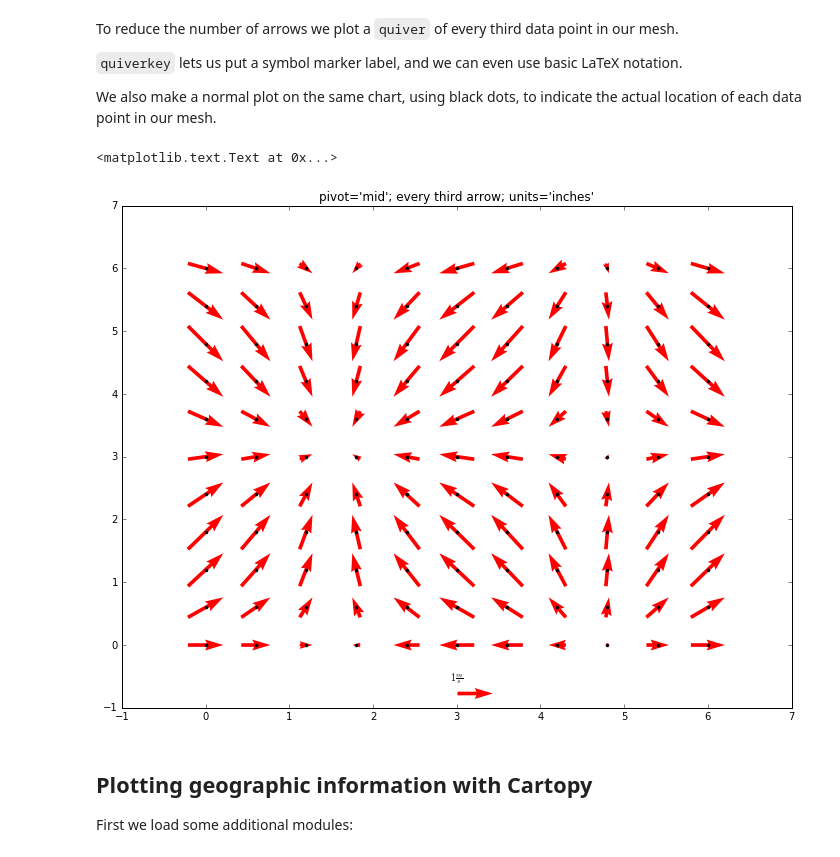
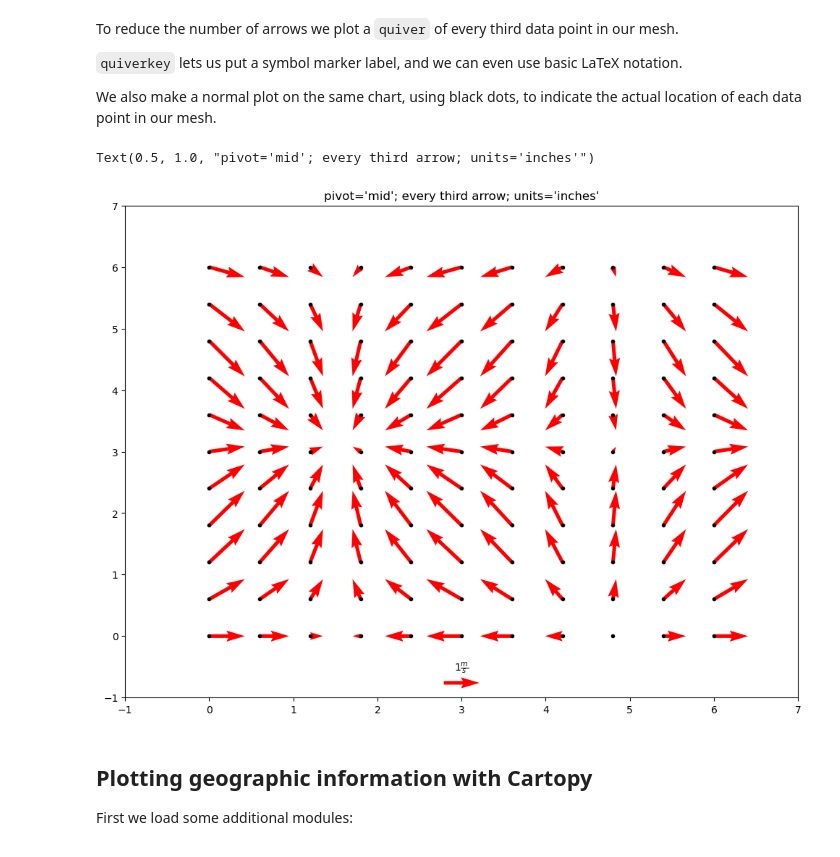
Before and after one commit to mbmilligan/msi-ipython-nb-ex, a Jupyter notebook: notebook/AdvPyFiles/05.MatplotlibExamples.ipynb, the cells around one changed output. Saved outputs shown, nothing was run; the diff lists cells and outputs as text; code cells hidden in the pictures.

```diff
--- a/notebook/AdvPyFiles/05.MatplotlibExamples.ipynb
+++ b/notebook/AdvPyFiles/05.MatplotlibExamples.ipynb
@@ -9,7 +9,7 @@ import matplotlib.pylab as plt
 %matplotlib inline
 # %%
 plt.rcParams['figure.figsize'] = [12,9]
-plt.rcParams['figure.dpi'] = 200
+plt.rcParams['figure.dpi'] = 100
 # %% [markdown]
 ## Plot some bars of random sizes and colors in a polar chart
 
@@ -31,7 +31,7 @@ bars = ax.bar(theta, radii, width=width, bottom=0.0)
 
 # Use custom colors and opacity
 for r, bar in zip(radii, bars):
-    bar.set_facecolor(plt.cm.jet(r / 10.))
+    bar.set_facecolor(plt.cm.plasma(r / 10.))
     bar.set_alpha(0.5)
 
 plt.show()
@@ -68,14 +92,14 @@ To reduce the number of arrows we plot a ``quiver`` of every third data point in
 We also make a normal plot on the same chart, using black dots, to indicate the actual location of each data point in our mesh.
 # %%
 Q = plt.quiver( X[::3, ::3], Y[::3, ::3], U[::3, ::3], V[::3, ::3],
-            pivot='mid', color='r', units='inches' )
+            pivot='tail', color='r', units='inches' )
 qk = plt.quiverkey(Q, 0.5, 0.03, 1, r'$1 \frac{m}{s}$', fontproperties={'size': 'medium'})
 plt.plot( X[::3, ::3], Y[::3, ::3], 'k.')
 plt.axis([-1, 7, -1, 7])
 plt.title("pivot='mid'; every third arrow; units='inches'")
 # %% [output]
-<matplotlib.text.Text at 0x...>
+Text(0.5, 1.0, "pivot='mid'; every third arrow; units='inches'")
-[figure, old version]
+[figure, new version]
 # %% [markdown]
 ## Plotting geographic information with Cartopy
 
```
Also changed, not shown: parts of 6 cells of this notebook, 9 other files.
